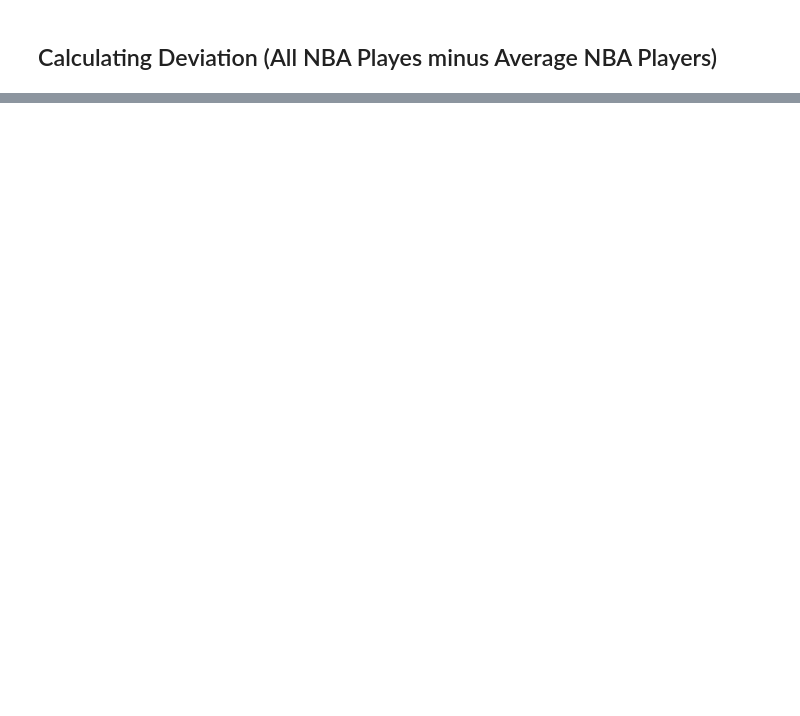
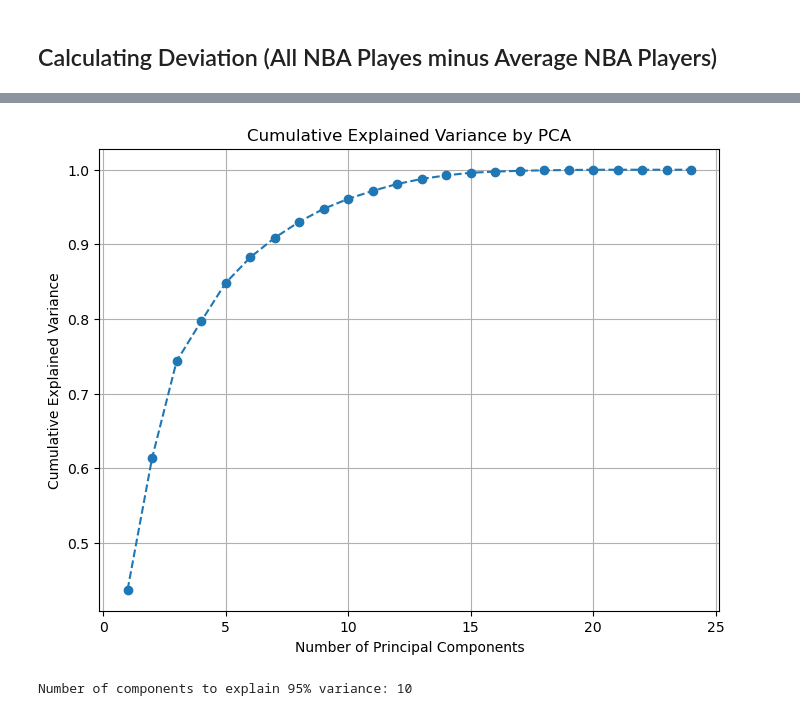
Before and after one commit to RomandRapido/DSC1101, a Jupyter notebook: SA/testing-center.ipynb, the cells around one changed output, grey strips where cells are left out. Saved outputs shown, nothing was run; the diff lists cells and outputs as text; code cells hidden in the pictures; blank space fills up the shorter version.

```diff
--- a/SA/testing-center.ipynb
+++ b/SA/testing-center.ipynb
@@ -438,0 +453,18 @@ Report
+# %%
+medians = final_stats_deviation_by_pos[columns_to_calculate].median()
+iqrs = final_stats_deviation_by_pos[columns_to_calculate].quantile(0.75) - final_stats_deviation_by_pos[columns_to_calculate].quantile(0.25)
+
+final_stats_standardized = final_stats_deviation_by_pos[columns_to_calculate].apply(
+    lambda x: (x - medians[x.name]) / iqrs[x.name], axis=0
+)
+
+final_stats_standardized = pd.concat(
+    [final_stats_deviation_by_pos.drop(columns=columns_to_calculate), final_stats_standardized],
+    axis=1
+)
+
+print('Median per column (should be ~0)')
+print(round(final_stats_standardized[columns_to_calculate].median()))
+
+print('\nIQR per column (scaled, should be ~1)')
+print(round(final_stats_standardized[columns_to_calculate].quantile(0.75) - final_stats_standardized[columns_to_calculate].quantile(0.25)))
@@ -438,0 +560,15 @@ Report
+# %%
+from sklearn.decomposition import PCA
+
+
+data_for_pca = final_stats_standardized[columns_to_calculate]
+pca = PCA()
+
+pca_results = pca.fit_transform(data_for_pca)
+
+explained_variance_ratio = pca.explained_variance_ratio_
+
+cumulative_variance = explained_variance_ratio.cumsum()
+
+print("Explained Variance Ratio:", explained_variance_ratio)
+print("Cumulative Explained Variance:", cumulative_variance)
@@ -438,0 +586,15 @@ Report
+# %%
+plt.figure(figsize=(8, 6))
+plt.plot(range(1, len(cumulative_variance) + 1), cumulative_variance, marker='o', linestyle='--')
+plt.xlabel('Number of Principal Components')
+plt.ylabel('Cumulative Explained Variance')
+plt.title('Cumulative Explained Variance by PCA')
+plt.grid()
+plt.show()
+# %% [output]
+[figure, added]
+# %%
+n_components = sum(cumulative_variance < 0.95) + 1
+print(f"Number of components to explain 95% variance: {n_components}")
+# %% [output]
+Number of components to explain 95% variance: 10
```
Also changed, not shown: parts of 33 cells of this notebook, 4 other files.
